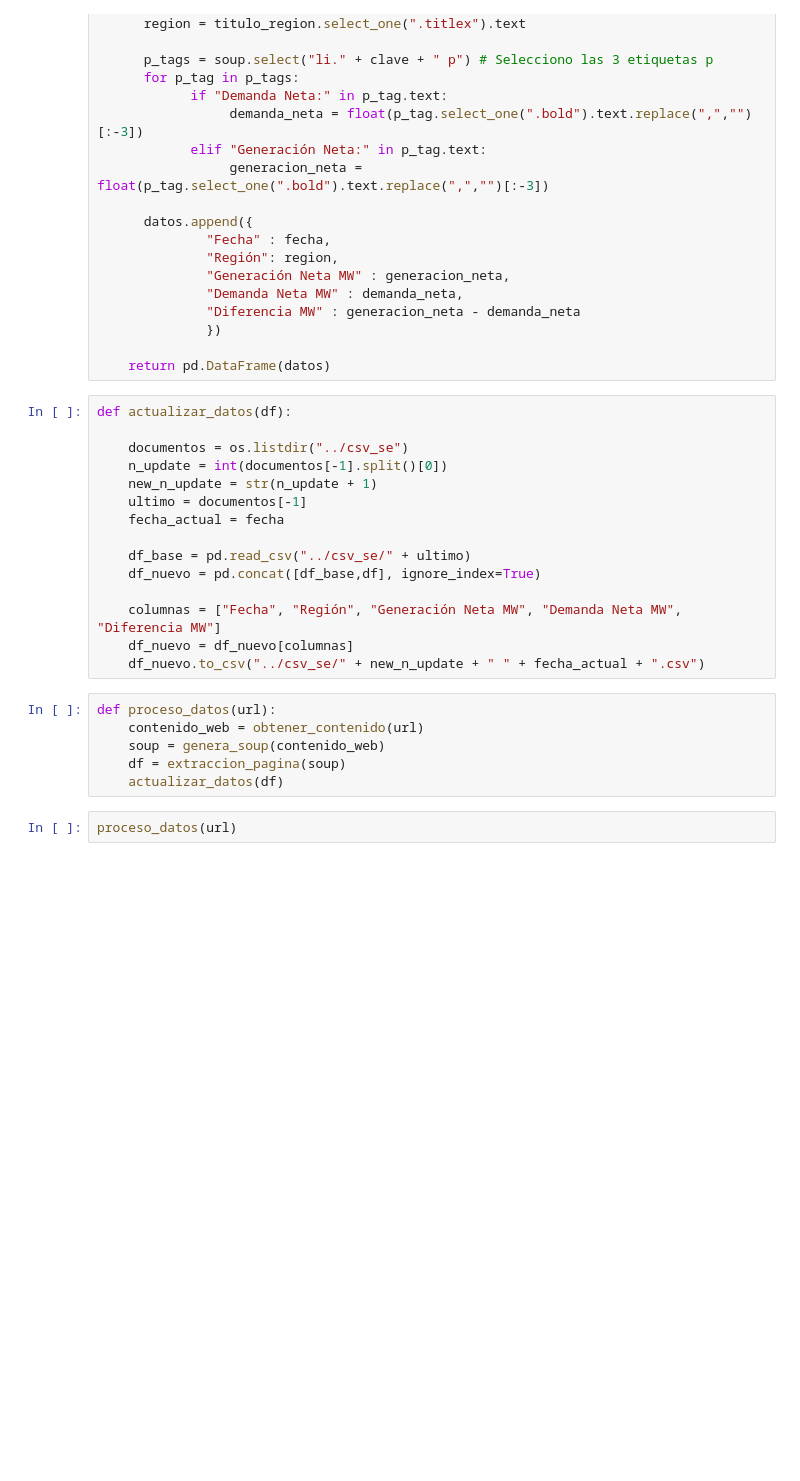
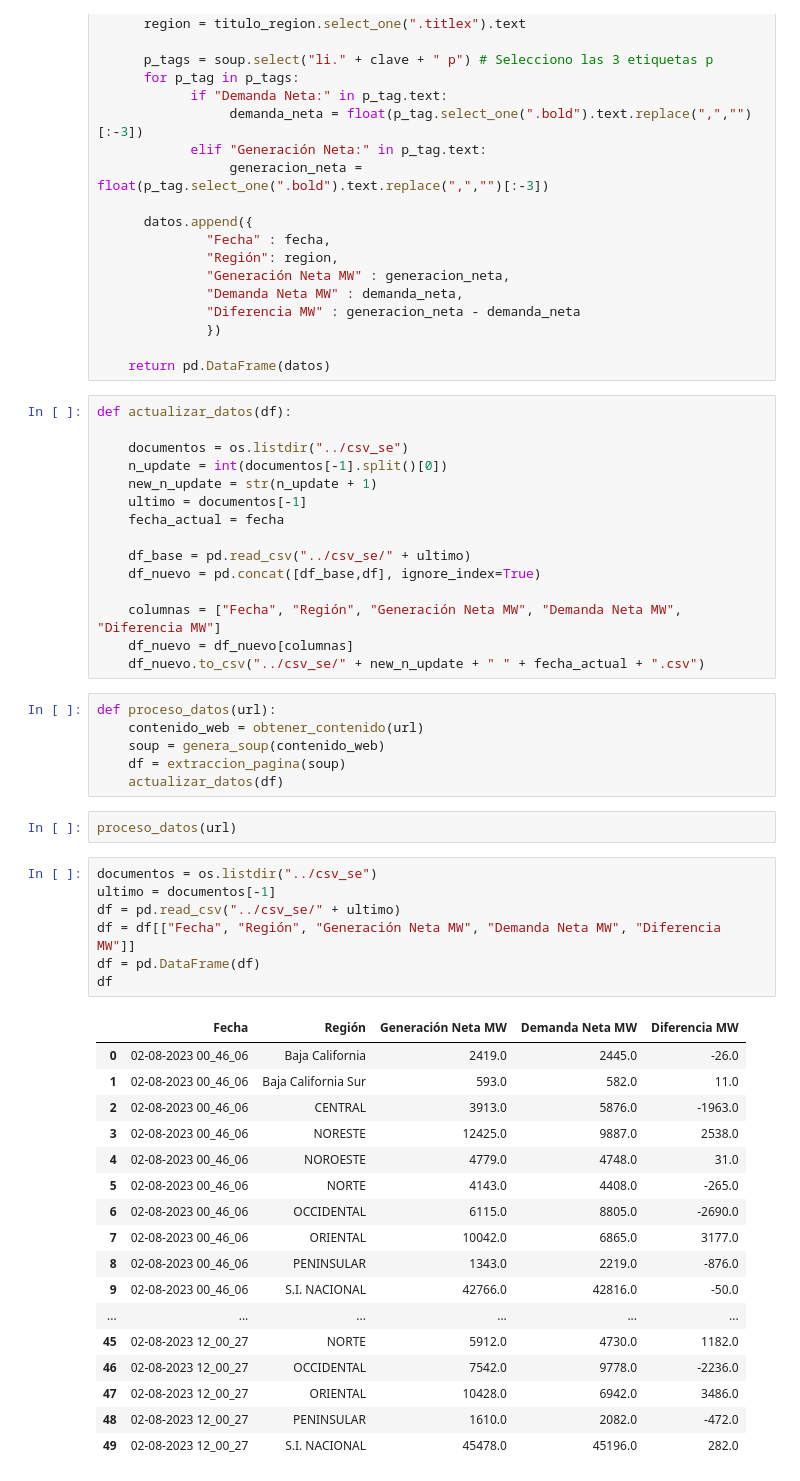
Before and after one commit to JairRamosG/Repositorio_ia_center, a Jupyter notebook: consumo_electrico/script_consumo_electrico.ipynb, the cells around one changed output. Cells and saved outputs as stored; diff of their text form; blank space fills up the shorter version.

```diff
--- a/consumo_electrico/script_consumo_electrico.ipynb
+++ b/consumo_electrico/script_consumo_electrico.ipynb
@@ -64,3 +64,28 @@ def proceso_datos(url):
     actualizar_datos(df)
 # %%
 proceso_datos(url)
+# %%
+documentos = os.listdir("../csv_se")
+ultimo = documentos[-1]
+df = pd.read_csv("../csv_se/" + ultimo)
+df = df[["Fecha", "Región", "Generación Neta MW", "Demanda Neta MW", "Diferencia MW"]]
+df = pd.DataFrame(df)
+df
+# %% [output]
+|  | Fecha | Región | Generación Neta MW | Demanda Neta MW | Diferencia MW |
+| 0 | 02-08-2023 00_46_06 | Baja California | 2419.0 | 2445.0 | -26.0 |
+| 1 | 02-08-2023 00_46_06 | Baja California Sur | 593.0 | 582.0 | 11.0 |
+| 2 | 02-08-2023 00_46_06 | CENTRAL | 3913.0 | 5876.0 | -1963.0 |
+| 3 | 02-08-2023 00_46_06 | NORESTE | 12425.0 | 9887.0 | 2538.0 |
+| 4 | 02-08-2023 00_46_06 | NOROESTE | 4779.0 | 4748.0 | 31.0 |
+| 5 | 02-08-2023 00_46_06 | NORTE | 4143.0 | 4408.0 | -265.0 |
+| 6 | 02-08-2023 00_46_06 | OCCIDENTAL | 6115.0 | 8805.0 | -2690.0 |
+| 7 | 02-08-2023 00_46_06 | ORIENTAL | 10042.0 | 6865.0 | 3177.0 |
+| 8 | 02-08-2023 00_46_06 | PENINSULAR | 1343.0 | 2219.0 | -876.0 |
+| 9 | 02-08-2023 00_46_06 | S.I. NACIONAL | 42766.0 | 42816.0 | -50.0 |
+| ... | ... | ... | ... | ... | ... |
+| 45 | 02-08-2023 12_00_27 | NORTE | 5912.0 | 4730.0 | 1182.0 |
+| 46 | 02-08-2023 12_00_27 | OCCIDENTAL | 7542.0 | 9778.0 | -2236.0 |
+| 47 | 02-08-2023 12_00_27 | ORIENTAL | 10428.0 | 6942.0 | 3486.0 |
+| 48 | 02-08-2023 12_00_27 | PENINSULAR | 1610.0 | 2082.0 | -472.0 |
+| 49 | 02-08-2023 12_00_27 | S.I. NACIONAL | 45478.0 | 45196.0 | 282.0 |
```
Also changed, not shown: parts of 4 cells of this notebook.
